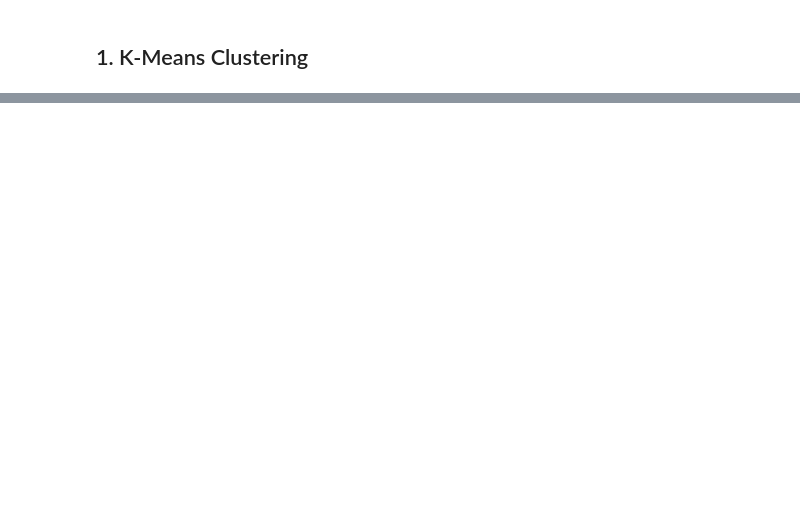
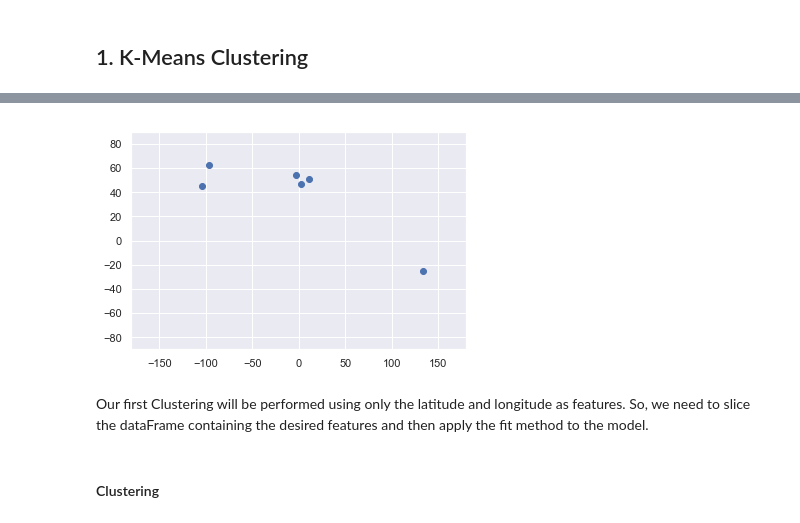
Before and after one commit to alexandrehsd/cluster-analysis, a Jupyter notebook: Cluster Analysis.ipynb, the cells around one changed output, grey strips where cells are left out. Drawn from its saved outputs; the diff is of its cells as text; code cells hidden in the pictures; blank space fills up the shorter version.

```diff
--- a/Cluster Analysis.ipynb
+++ b/Cluster Analysis.ipynb
@@ -50,0 +65,7 @@ This is a simple example but we can extend this result to more complex situation
+# %%
+import numpy as np
+import pandas as pd
+import matplotlib.pyplot as plt
+import seaborn as sns
+sns.set()
+from sklearn.cluster import KMeans
@@ -50,0 +78,3 @@ This is a simple example but we can extend this result to more complex situation
+# %%
+country_data = pd.read_csv('datasets/Country clusters.csv')
+country_data
@@ -50,0 +93,11 @@ This is a simple example but we can extend this result to more complex situation
+# %%
+plt.scatter(country_data['Longitude'], country_data['Latitude'])
+plt.xlim(-180,180)
+plt.ylim(-90, 90)
+plt.show()
+# %% [output]
+[figure, added]
+# %% [markdown]
+Our first Clustering will be performed using only the latitude and longitude as features. So, we need to slice the dataFrame containing the desired features and then apply the fit method to the model.
+# %% [markdown]
+#### Clustering
```
Also changed, not shown: parts of 33 cells of this notebook.
